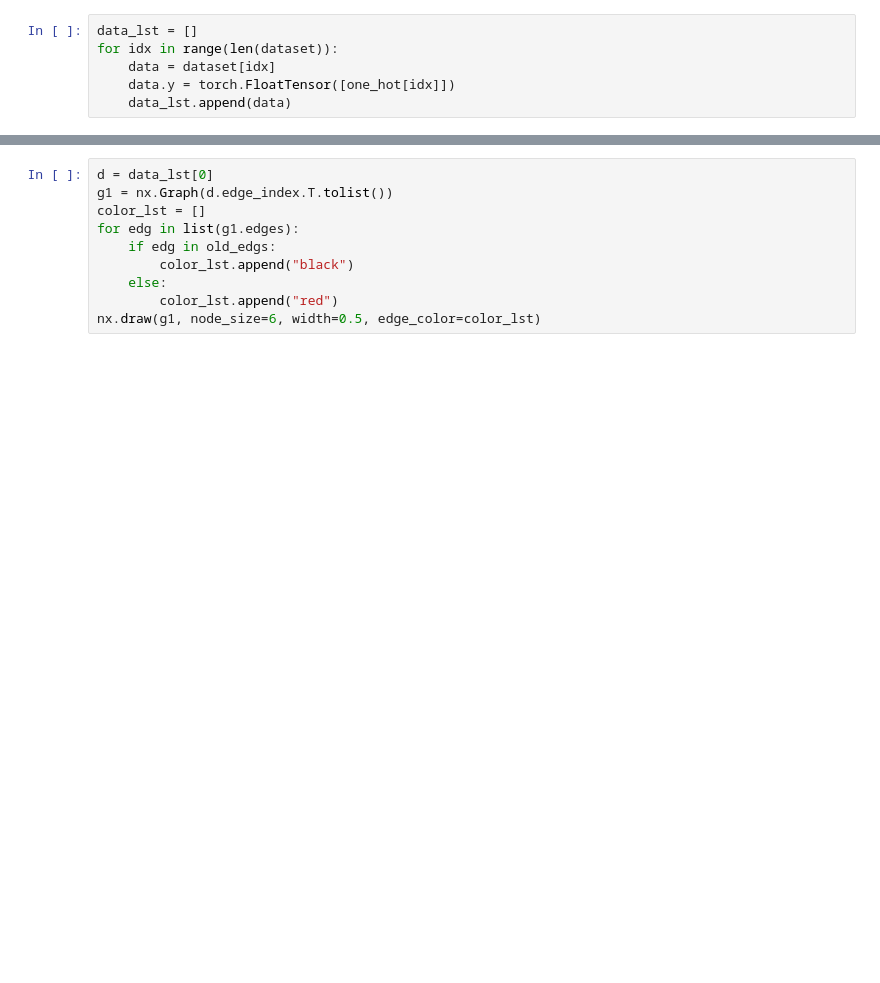
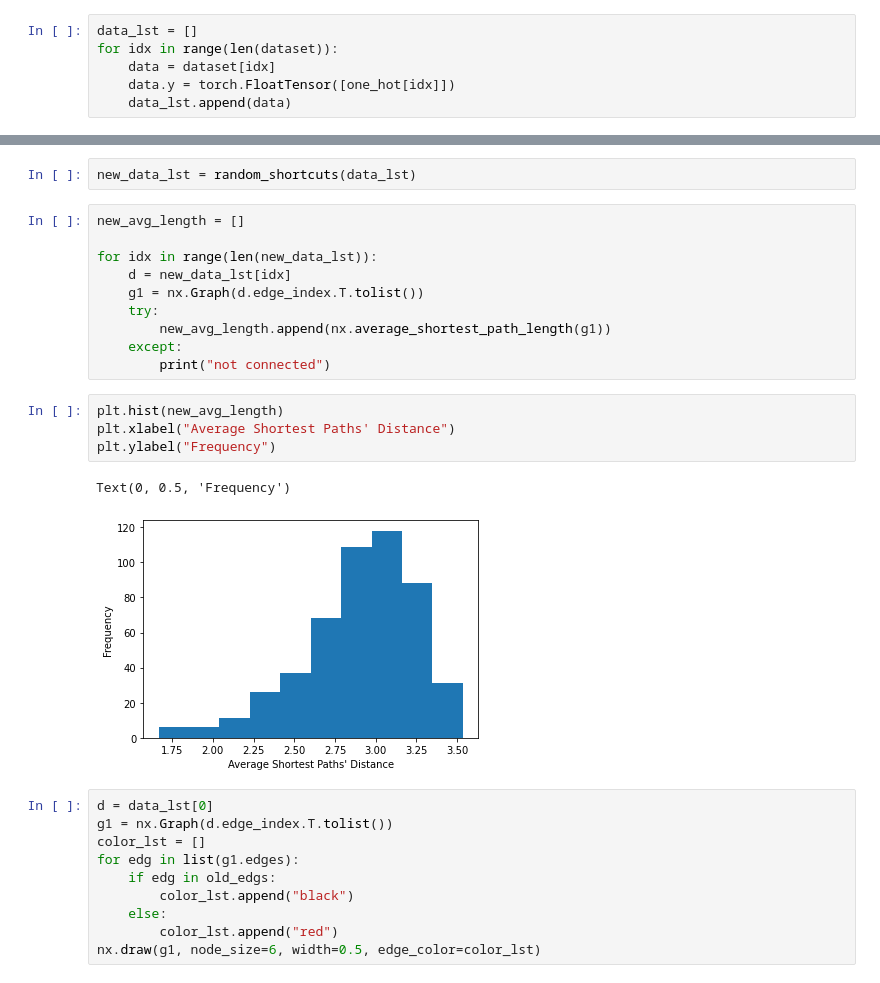
Before and after one commit to luckyjackluo/LR-GNN, a Jupyter notebook: work_place.ipynb, the cells around one changed output, grey strips where cells are left out. Drawn from its saved outputs; the diff is of its cells as text; blank space fills up the shorter version.

```diff
--- a/work_place.ipynb
+++ b/work_place.ipynb
@@ -79,3 +93,22 @@ nx.average_shortest_path_length(g1)
+# %%
+new_data_lst = random_shortcuts(data_lst)
+# %%
+new_avg_length = []
+
+for idx in range(len(new_data_lst)):
+    d = new_data_lst[idx]
+    g1 = nx.Graph(d.edge_index.T.tolist())
+    try:
+        new_avg_length.append(nx.average_shortest_path_length(g1))
+    except:
+        print("not connected")
+# %%
+plt.hist(new_avg_length)
+plt.xlabel("Average Shortest Paths' Distance")
+plt.ylabel("Frequency")
+# %% [output]
+Text(0, 0.5, 'Frequency')
+[figure, added]
 # %%
 d = data_lst[0]
 g1 = nx.Graph(d.edge_index.T.tolist())
```
Also changed, not shown: parts of 21 cells of this notebook, 4 other files.
